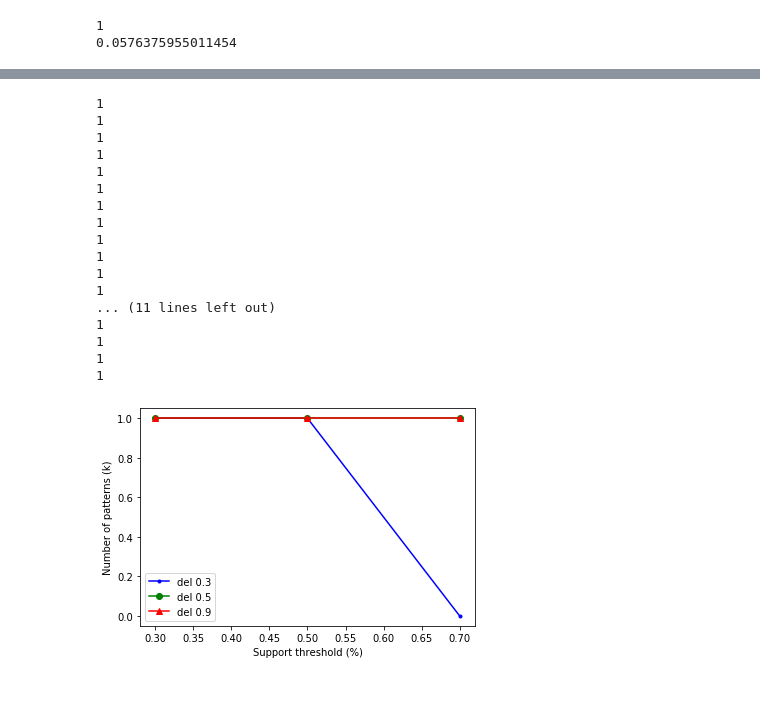
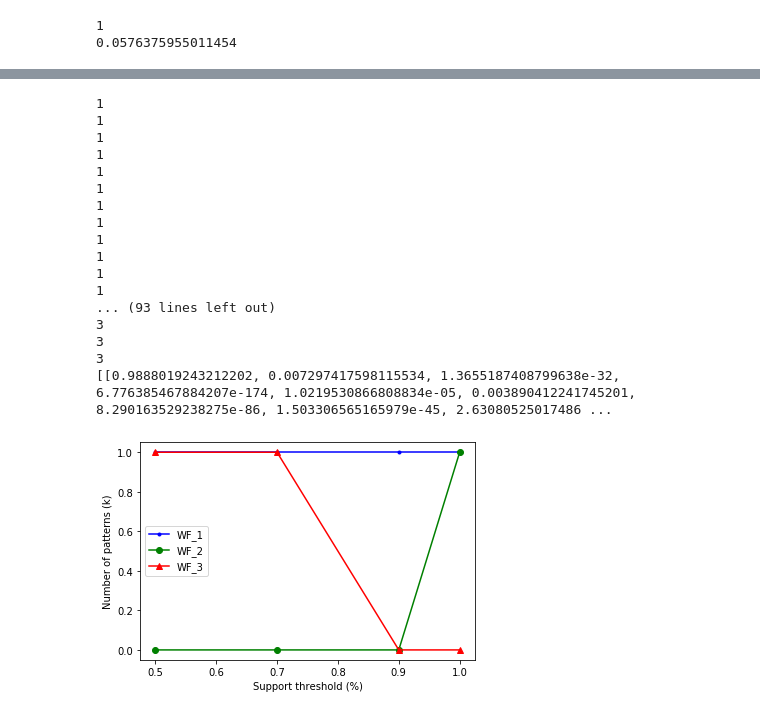
Before and after one commit to 26prajval98/Sequential-Pattern-mining-using-TiW, a Jupyter notebook: DWDM .ipynb, the cells around one changed output, grey strips where cells are left out. Cells and saved outputs as stored; diff of their text form; code cells hidden in the pictures.

```diff
--- a/DWDM .ipynb
+++ b/DWDM .ipynb
@@ -188,7 +188,7 @@ def weighting_function_1(time_interval, delta=0.9, u=1):
     return(w_TI)
 
 def weighting_function_2(time_interval, delta=0.9, u=1):
-    w_TI=delta**math((1 + (time_interval/u)), 2)
+    w_TI=delta**math.log((1 + (time_interval/u)), 2)
     return(w_TI)
 
 def weighting_function_3(time_interval, delta=0.9, u=1):
@@ -283,12 +297,12 @@ def TiW_support(TiWs, db):
 # %%
 # def main(): main function
-def get_supports(delta, u):
+def get_supports(delta, u, wf = 1):
     TiW_db = dict()
     for i in database.keys():
         itemset_pairs=itemset_pair_generator(database[i])
         itemset_pairs_time=time_interval_sequence(itemset_pairs)
         itemset_pairs_time_strength=strength_pair(itemset_pairs_time)
-        TiW_db[i]=TiW_sequence(itemset_pairs_time_strength, delta, u)
+        TiW_db[i]=TiW_sequence(itemset_pairs_time_strength, delta, u, wf)
     sups = TiW_support(TiW_db,database)
     return [sups[k] for k in sups.keys()]
 # %%
@@ -366,38 +380,38 @@ plt_graphs(pers, counts, labels=["del 0.3", "del 0.5", "del 0.9"], colors=["b",
 # %%
 # For graph 2
 gs = []
-dels = [0.9, 0.7, 0.5]
-pers = [[0.3, 0.5, 0.7] for _ in range(len(dels))]
-counts = [[0, 0, 0] for _ in range(len(dels))]
-for ds in dels:
-    gs.append(get_supports(ds, 0.5))
+WF = [1, 2, 3]
+dels = [[1, 0.9, 0.7, 0.5] for _ in range(3)]
+counts = [[0, 0, 0, 0] for _ in range(3)]
+for wf in WF:
+    for dl in dels[0]:
+        gs.append(get_supports(ds, 0.5, wf))
 
-# print(get_supports(0.5, 1))
+print(gs)
 
 for i in range(3):
-    for j in range(3):
-        percent = pers[i][j]
-        for k in gs[i]:
-            if k > percent:
+    for j in range(4):
+        for k in gs[3*i + j]:
+            if k > 0.3:
                 counts[i][j] += 1
 
-plt_graphs(pers, counts, labels=["del 0.3", "del 0.5", "del 0.9"], colors=["b", "g", "r"], markers=['.', 'o', '^'], x_label="Support threshold (%)", y_label= "Number of patterns (k)")
+plt_graphs(dels, counts, labels=["WF_1", "WF_2", "WF_3"], colors=["b", "g", "r"], markers=['.', 'o', '^'], x_label="Support threshold (%)", y_label= "Number of patterns (k)")
 # %% [output]
 1
 1
 1
 1
 1
 1
 1
 1
 1
 1
 1
 1
-... (11 lines left out)
-1
-1
-1
-1
+... (93 lines left out)
+3
+3
+3
+[[0.9888019243212202, 0.007297417598115534, 1.3655187408799638e-32, 6.776385467884207e-174, 1.0219530866808834e-05, 0.003890412241745201, 8.290163529238275e-86, 1.503306565165979e-45, 2.63080525017486 ...
-[figure, old version]
+[figure, new version]
```
Also changed, not shown: parts of 3 cells of this notebook.
